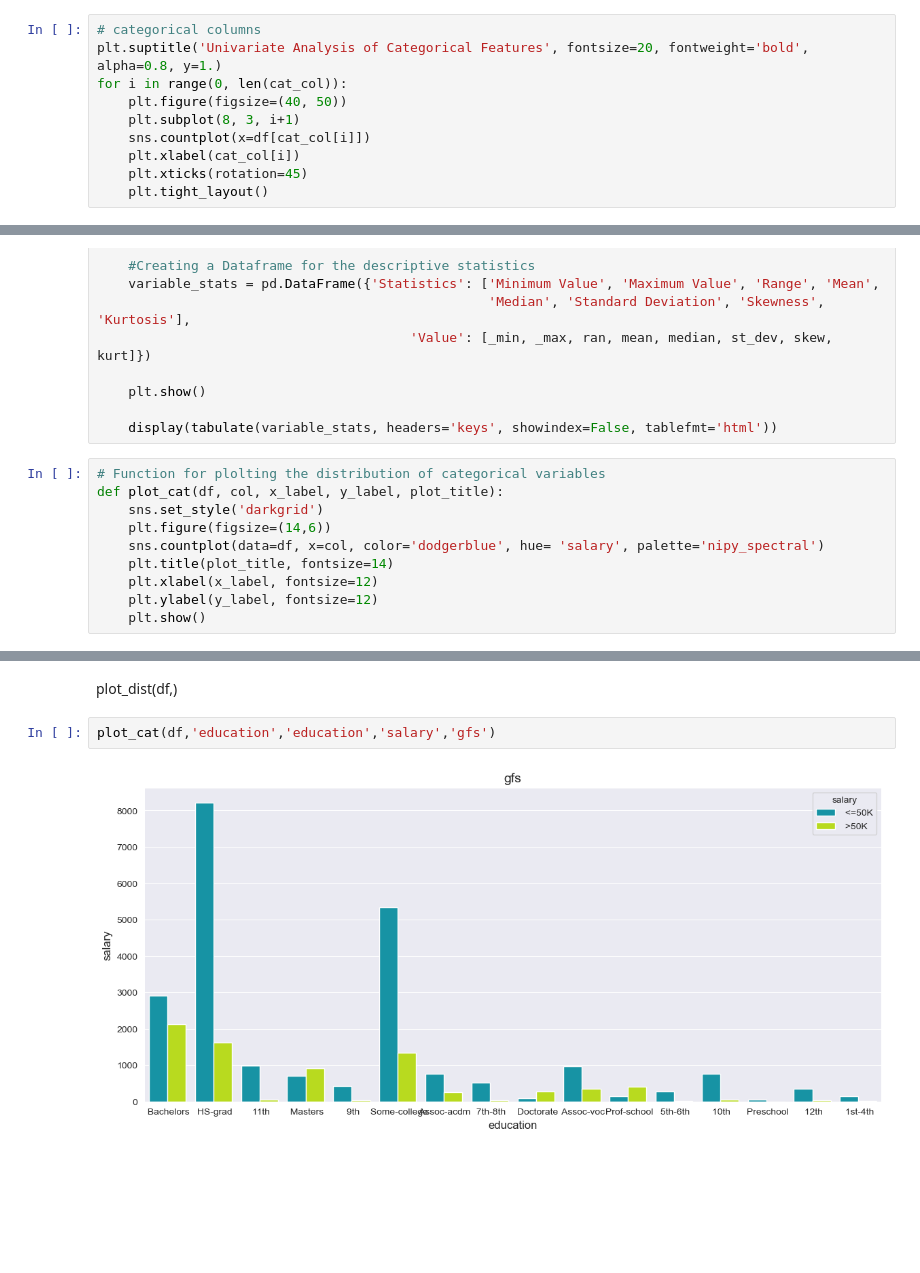
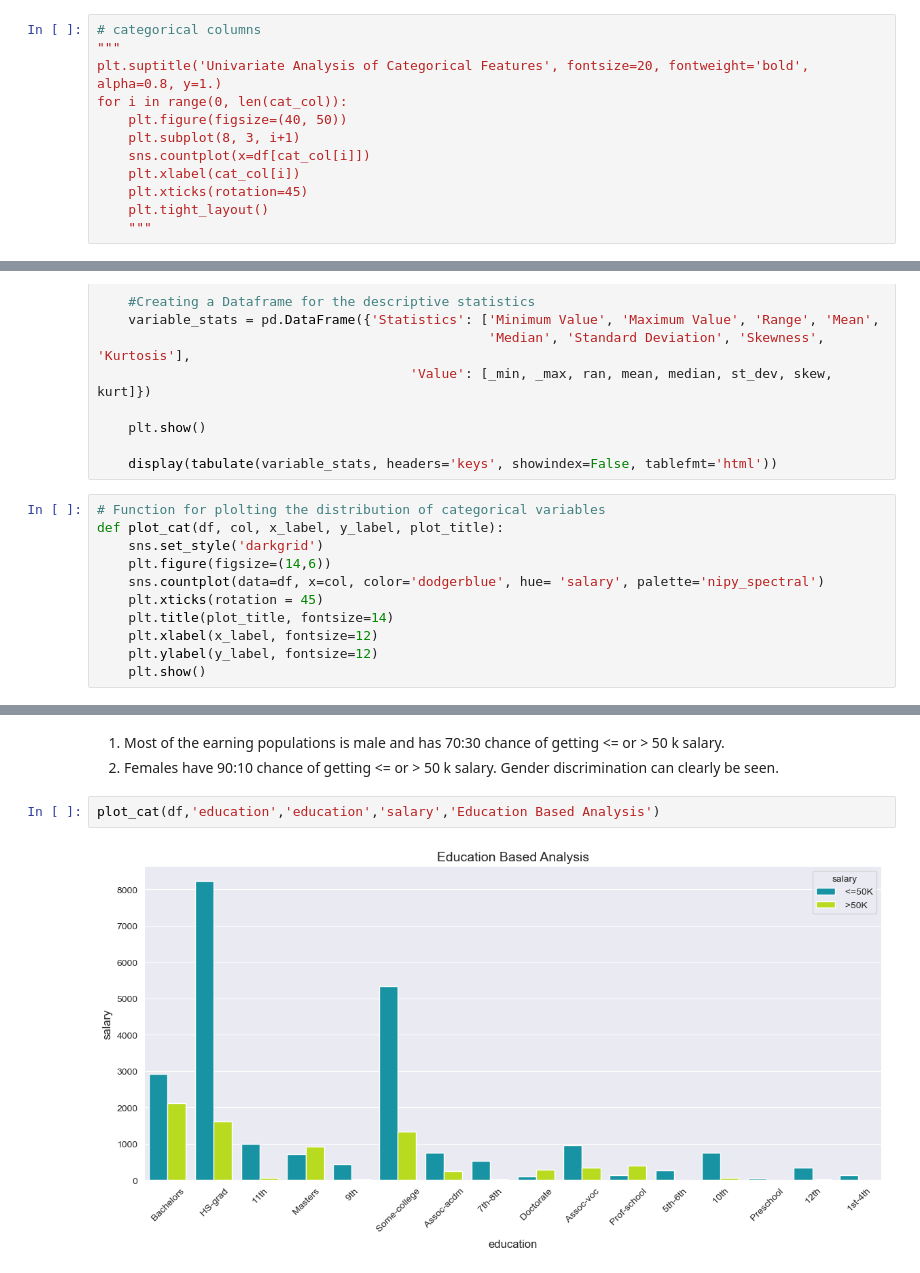
Before and after one commit to Pritamchaudhari5/ML_Internship_Project__Adult_Census_Income_Prediction, a Jupyter notebook: Notebook/EDA_and_model_bulding.ipynb, the cells around one changed output, grey strips where cells are left out. Drawn from its saved outputs; the diff is of its cells as text; blank space fills up the shorter version.

```diff
--- a/Notebook/EDA_and_model_bulding.ipynb
+++ b/Notebook/EDA_and_model_bulding.ipynb
@@ -295,6 +295,7 @@ cat_col
  'salary']
 # %%
 # categorical columns
+"""
 plt.suptitle('Univariate Analysis of Categorical Features', fontsize=20, fontweight='bold', alpha=0.8, y=1.)
 for i in range(0, len(cat_col)):
     plt.figure(figsize=(40, 50))
@@ -303,4 +304,5 @@ for i in range(0, len(cat_col)):
     plt.xlabel(cat_col[i])
     plt.xticks(rotation=45)
     plt.tight_layout()
+    """
 # %% [output]
@@ -366,6 +359,7 @@ def plot_cat(df, col, x_label, y_label, plot_title):
     sns.set_style('darkgrid')
     plt.figure(figsize=(14,6))
     sns.countplot(data=df, x=col, color='dodgerblue', hue= 'salary', palette='nipy_spectral')
+    plt.xticks(rotation = 45)
     plt.title(plot_title, fontsize=14)
     plt.xlabel(x_label, fontsize=12)
     plt.ylabel(y_label, fontsize=12)
@@ -377,9 +371,11 @@ plot_cat(df, 'sex','sex','salary', 'Gender based analysis')
-# %% [markdown]
-plot_dist(df,)
+# %% [markdown]
+1. Most of the earning populations is male and has 70:30 chance of getting <= or > 50 k salary.
+2. Females have 90:10 chance of getting <= or > 50 k salary.
+Gender discrimination can clearly be seen.
 # %%
-plot_cat(df,'education','education','salary','gfs')
+plot_cat(df,'education','education','salary','Education Based Analysis')
 # %% [output]
-[figure, old version]
+[figure, new version]
 # %%
 plot_cat(df, 'occupation', 'occupation', 'salary', 'Ocuupation distibution')
 # %% [output]
```
Also changed, not shown: parts of 12 cells of this notebook.
